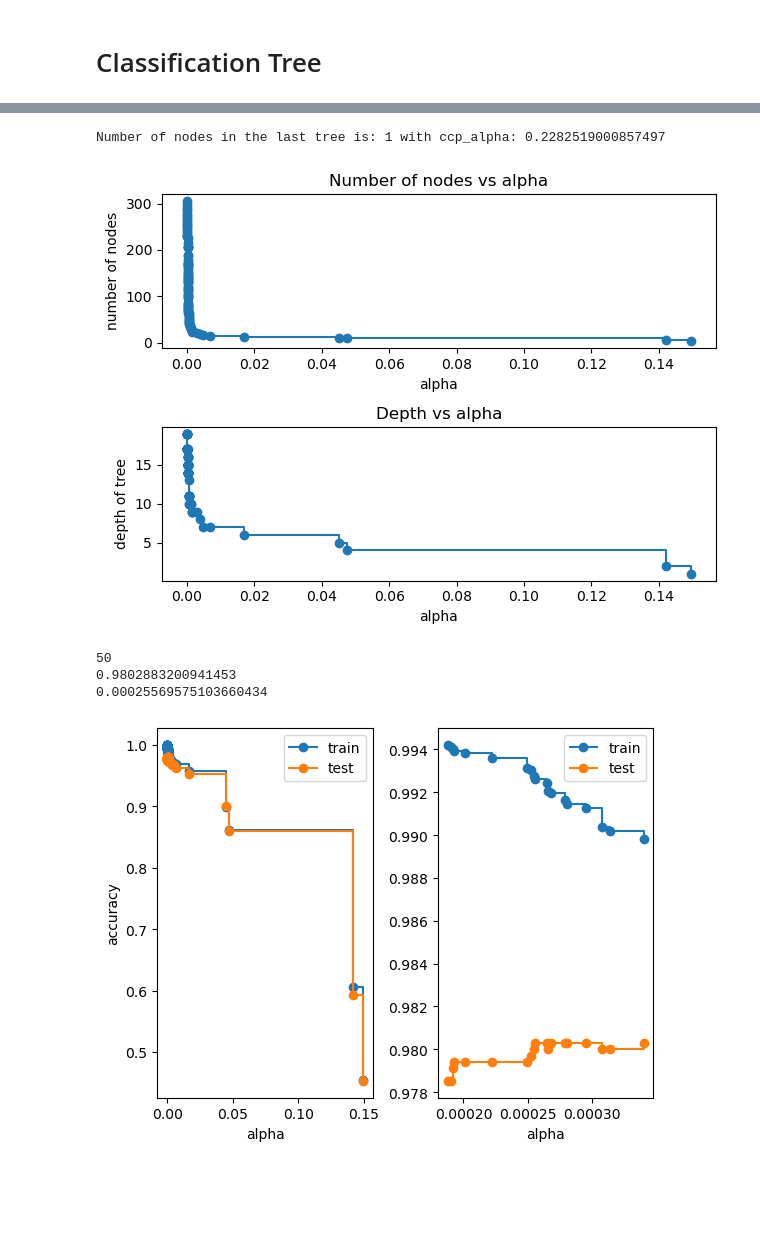
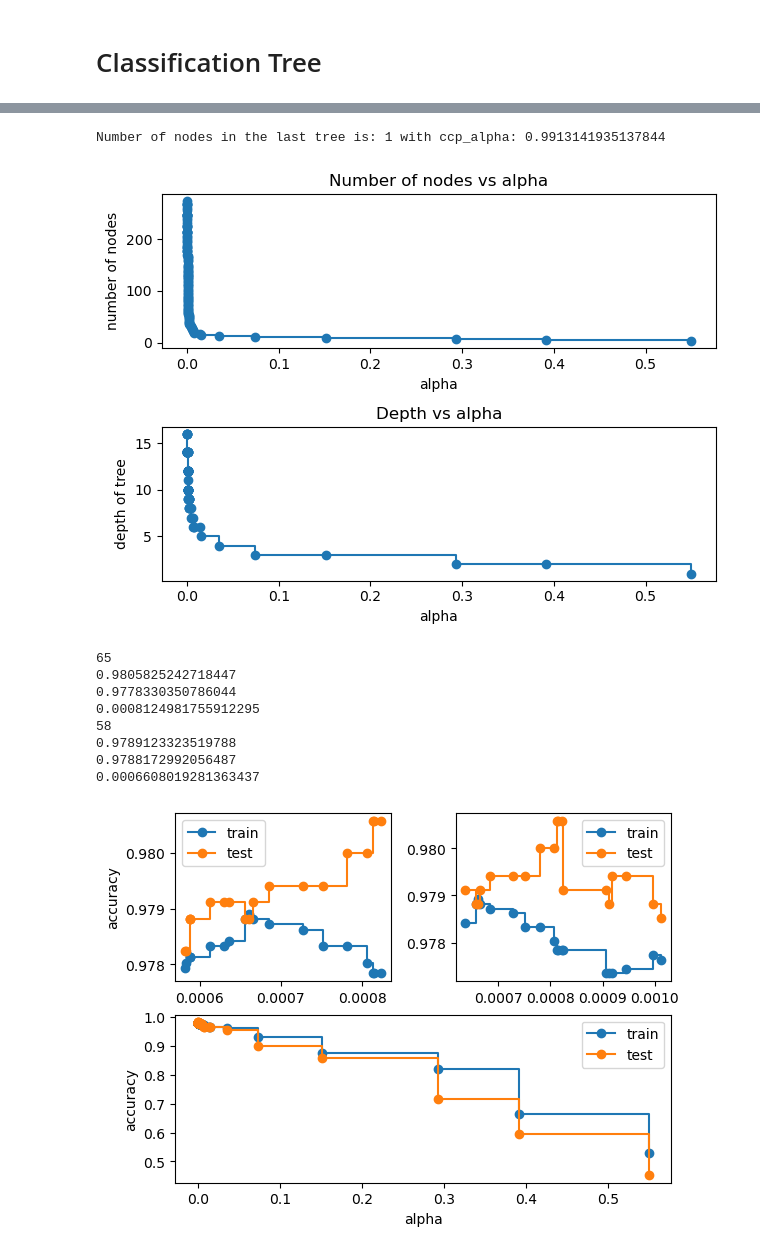
Before and after one commit to Ben-vD/ML_Assignments, a Jupyter notebook: Assignment_1/Source/Assignment_1.ipynb, the cells around one changed output, grey strips where cells are left out. Saved outputs shown, nothing was run; the diff lists cells and outputs as text; code cells hidden in the pictures; blank space fills up the shorter version.

```diff
--- a/Assignment_1/Source/Assignment_1.ipynb
+++ b/Assignment_1/Source/Assignment_1.ipynb
@@ -158,7 +154,7 @@ beans_data = data.drop(["Class"], axis = 1).to_numpy()
 
 X_train, X_test, y_train, y_test = train_test_split(beans_data, beans_lables, test_size = 0.25, random_state = 42)
 # %%
-clf = tree.DecisionTreeClassifier(random_state=0, criterion = 'gini')
+clf = tree.DecisionTreeClassifier(random_state=0, criterion = 'entropy')
 path = clf.cost_complexity_pruning_path(X_train, y_train)
 ccp_alphas, impurities = path.ccp_alphas, path.impurities
 
@@ -173,7 +169,7 @@ Text(0.5, 1.0, 'Total Impurity vs effective alpha for training set')
 # %%
 clfs = []
 for ccp_alpha in ccp_alphas:
-    clf = tree.DecisionTreeClassifier(random_state=0, ccp_alpha=ccp_alpha, criterion = 'gini')
+    clf = tree.DecisionTreeClassifier(random_state=0, ccp_alpha=ccp_alpha, criterion = 'entropy')
     clf.fit(X_train, y_train)
     clfs.append(clf)
 print(
@@ -182,7 +178,7 @@ print(
     )
 )
 # %% [output]
-Number of nodes in the last tree is: 1 with ccp_alpha: 0.2282519000857497
+Number of nodes in the last tree is: 1 with ccp_alpha: 0.9913141935137844
 # %%
 
 
@@ -202,41 +198,61 @@ ax[1].set_ylabel("depth of tree")
 ax[1].set_title("Depth vs alpha")
 fig.tight_layout()
 # %% [output]
-[figure, old version]
+[figure, new version]
 # %%
-train_scores = [clf.score(X_train, y_train) for clf in clfs]
+#train_scores = [clf.score(X_train, y_train) for clf in clfs]
+
+train_scores = [np.mean(cross_val_score(clf, X_train, y_train, cv=10)) for clf in clfs]
 test_scores = [clf.score(X_test, y_test) for clf in clfs]
 
 ccp_alphas = np.array(ccp_alphas)
 train_scores = np.array(train_scores)
 test_scores = np.array(test_scores)
 
 m = np.argmax(test_scores)
 print(m)
 print(test_scores[m])
+print(train_scores[m])
 print(ccp_alphas[m])
+best_alpha_range_test = np.r_[m-9:m,m,m+1:m+10]
 
-best_alpha_range = np.r_[m-9:m,m,m+1:m+10]
+n = np.argmax(train_scores)
+print(n)
+print(train_scores[n])
+print(test_scores[n])
+print(ccp_alphas[n])
+best_alpha_range_train = np.r_[n-9:n,n,n+1:n+10]
 
-plt.subplot(1, 2, 1),
+plt.subplot(2, 2, 1),
+#plt.xlabel("alpha")
+plt.ylabel("accuracy")
+plt.plot(ccp_alphas[best_alpha_range_train], train_scores[best_alpha_range_train], marker="o", label="train", drawstyle="steps-post")
+plt.plot(ccp_alphas[best_alpha_range_train], test_scores[best_alpha_range_train], marker="o", label="test", drawstyle="steps-post")
+plt.legend()
+
+plt.subplot(2, 2, 2),
+#plt.xlabel("alpha")
+plt.plot(ccp_alphas[best_alpha_range_test], train_scores[best_alpha_range_test], marker="o", label="train", drawstyle="steps-post")
+plt.plot(ccp_alphas[best_alpha_range_test], test_scores[best_alpha_range_test], marker="o", label="test", drawstyle="steps-post")
+plt.legend()
+
+plt.subplot(2, 1, 2),
 plt.xlabel("alpha")
 plt.ylabel("accuracy")
 plt.plot(ccp_alphas, train_scores, marker="o", label="train", drawstyle="steps-post")
 plt.plot(ccp_alphas, test_scores, marker="o", label="test", drawstyle="steps-post")
 plt.legend()
 
-plt.subplot(1, 2, 2),
-plt.xlabel("alpha")
-plt.plot(ccp_alphas[best_alpha_range], train_scores[best_alpha_range], marker="o", label="train", drawstyle="steps-post")
-plt.plot(ccp_alphas[best_alpha_range], test_scores[best_alpha_range], marker="o", label="test", drawstyle="steps-post")
-plt.legend()
-#plt.xticks([0.00018, 0.00022, 0.00026])
-
 plt.subplots_adjust(wspace=0.3)
-plt.savefig("CT_Gini_Plot.pdf", format="pdf", bbox_inches="tight")
+#plt.savefig("CT_Gini_Plot.pdf", format="pdf", bbox_inches="tight")
 plt.show()
 # %% [output]
-50
-0.9802883200941453
-0.00025569575103660434
+65
+0.9805825242718447
+0.9778330350786044
+0.0008124981755912295
+58
+0.9789123323519788
+0.9788172992056487
+0.0006608019281363437
-[figure, old version]
+[figure, new version]
```
Also changed, not shown: parts of 9 cells of this notebook, 8 other files.
